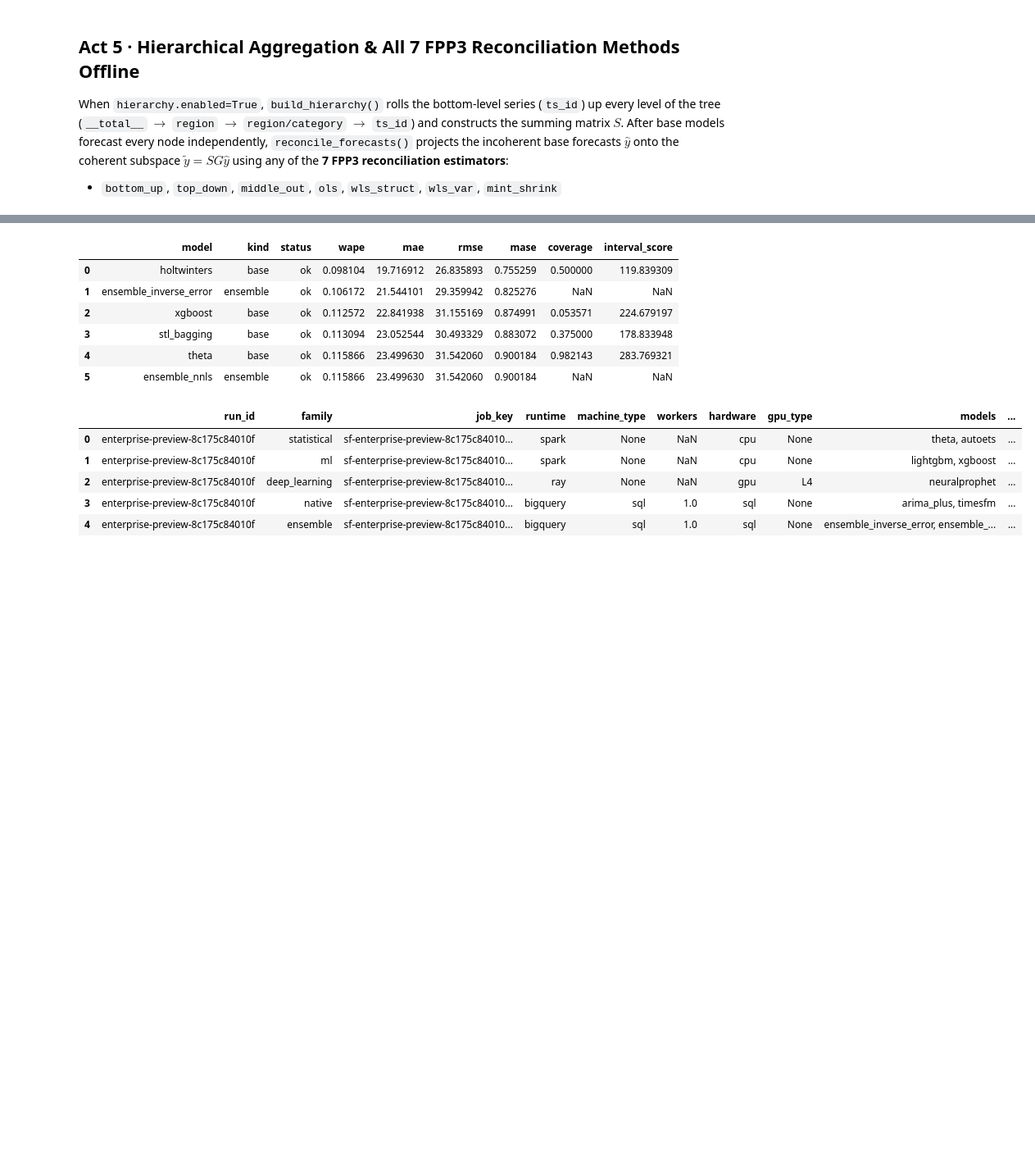
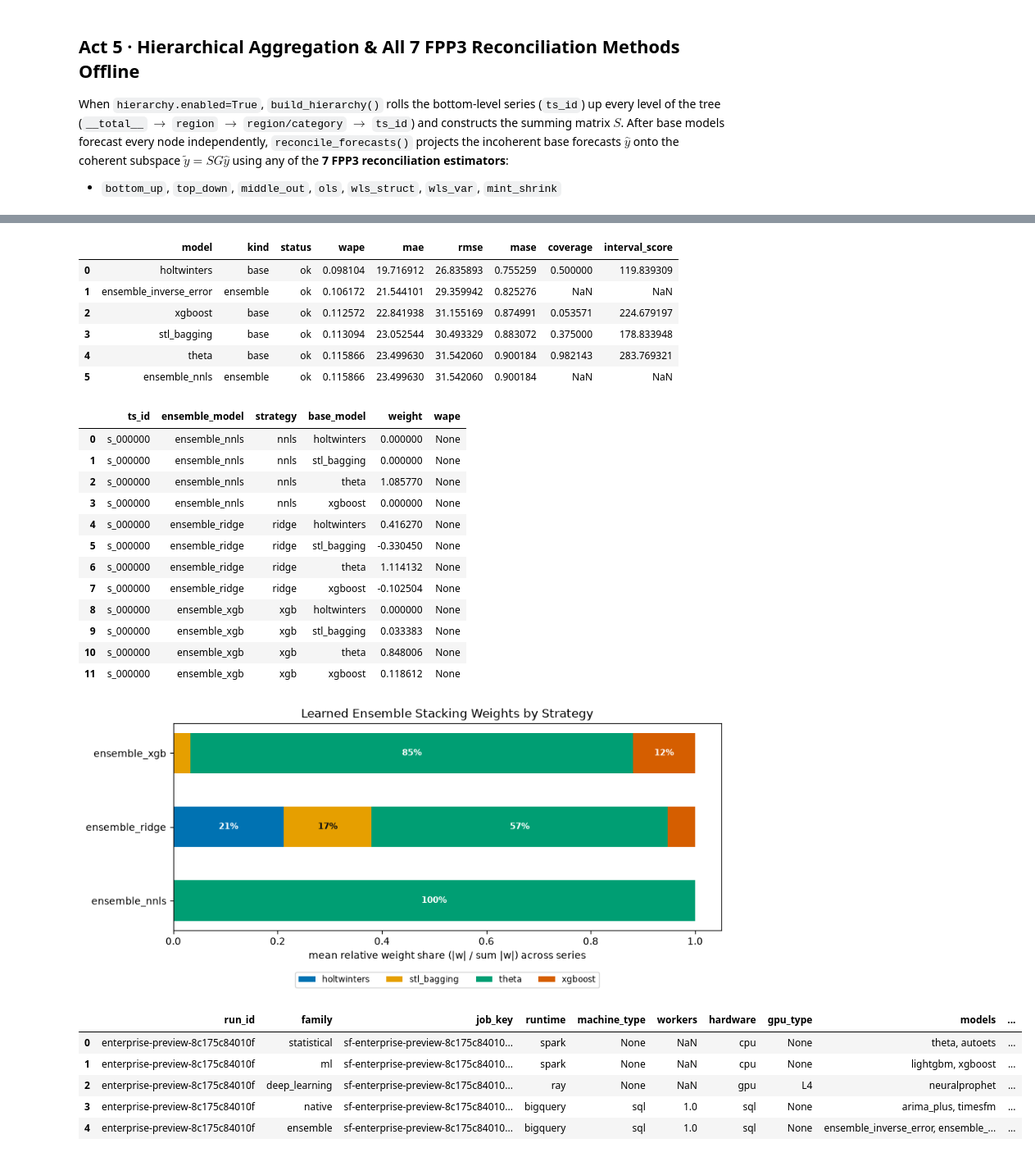
Before and after one commit to statmike/scale-forecasting, a Jupyter notebook: notebooks/00_model_playground.ipynb, the cells around one changed output, grey strips where cells are left out. Shown at 82% size. Drawn from its saved outputs; the diff is of its cells as text; code cells hidden in the pictures; blank space fills up the shorter version.

```diff
--- a/notebooks/00_model_playground.ipynb
+++ b/notebooks/00_model_playground.ipynb
@@ -389,38 +389,70 @@ Finally, we preview `Forecaster.explain(validate_data=False)` on a multi-family
 # %%
-from scale_forecasting import Forecaster
+from scale_forecasting import Forecaster, build_ensemble_weights_frame, plot_ensemble_weights
+from scale_forecasting.ensembler import fit_learned
 from scale_forecasting.playground import bakeoff
 
 bo = bakeoff(data=panel, ts_id="s_000000", models=["theta", "holtwinters", "stl_bagging", "xgboost"], horizon=28, n_folds=2)
 display(bo.leaderboard[["model", "kind", "status", "wape", "mae", "rmse", "mase", "coverage", "interval_score"]])
+
+# Fit learned stackers (nnls, ridge, xgb) on the bake-off base models to inspect and plot stacking weights
+stack_cfg = bo.config.model_copy(update={"ensemble": bo.config.ensemble.model_copy(update={"strategies": ["nnls", "ridge", "xgb"]})})
+oof_frames = []
+for m in ["theta", "holtwinters", "stl_bagging", "xgboost"]:
+    c = run_cell(bo.series, m, stack_cfg)
+    if c.oof is not None:
+        oof_frames.append(c.oof.rename(columns={"ds": "forecast_date"}).assign(ts_id="s_000000", model_type=m))
+learned_w, _, _ = fit_learned(pd.concat(oof_frames, ignore_index=True), stack_cfg)
+weight_rows = [
+    {"ts_id": "s_000000", "model_type": f"ensemble_{strat}", "is_ensemble": True, "best_params": wmap}
+    for strat, wmap in learned_w.items()
+]
+w_df = build_ensemble_weights_frame(weight_rows)
+display(w_df)
+plot_ensemble_weights(w_df)
+plt.show()
 
 # Preview Forecaster.explain() on a 4-family production RunConfig (no cloud needed with validate_data=False)
 preview_cfg = RunConfig.model_validate({
     "run_name": "enterprise-preview",
     "python_runtime": "spark",
     "data": {"source_table": "source_series_iceberg", "horizon": 28, "series_limit": 500},
     "models": ["theta", "autoets", "lightgbm", "xgboost", "neuralprophet", "arima_plus", "timesfm"],
     "compute": {
         "families": {
             "deep_learning": {"runtime": "ray", "hardware": "gpu", "gpu_type": "L4", "min_workers": 1, "max_workers": 2},
         },
     },
     "features": {"holidays": ["US"], "future_covariates": ["promo_flag"]},
     "backtest": {"enabled": True, "n_folds": 2, "horizon": 28, "step": 28},
     "ensemble": {"enabled": True, "strategies": ["inverse_error", "nnls", "ridge"]},
 })
 plan_df = Forecaster(preview_cfg).explain(validate_data=False)
 display(plan_df)
 # %% [output]
 |  | model | kind | status | wape | mae | rmse | mase | coverage | interval_score |
 | 0 | holtwinters | base | ok | 0.098104 | 19.716912 | 26.835893 | 0.755259 | 0.500000 | 119.839309 |
 | 1 | ensemble_inverse_error | ensemble | ok | 0.106172 | 21.544101 | 29.359942 | 0.825276 | NaN | NaN |
 | 2 | xgboost | base | ok | 0.112572 | 22.841938 | 31.155169 | 0.874991 | 0.053571 | 224.679197 |
 | 3 | stl_bagging | base | ok | 0.113094 | 23.052544 | 30.493329 | 0.883072 | 0.375000 | 178.833948 |
 | 4 | theta | base | ok | 0.115866 | 23.499630 | 31.542060 | 0.900184 | 0.982143 | 283.769321 |
 | 5 | ensemble_nnls | ensemble | ok | 0.115866 | 23.499630 | 31.542060 | 0.900184 | NaN | NaN |
-|  | run_id | family | job_key | runtime | machine_type | workers | hardware | gpu_type | models | ... |
-| 0 | enterprise-preview-8c175c84010f | statistical | sf-enterprise-preview-8c175c84010... | spark | None | NaN | cpu | None | theta, autoets | ... |
-| 1 | enterprise-preview-8c175c84010f | ml | sf-enterprise-preview-8c175c84010... | spark | None | NaN | cpu | None | lightgbm, xgboost | ... |
-| 2 | enterprise-preview-8c175c84010f | deep_learning | sf-enterprise-preview-8c175c84010... | ray | None | NaN | gpu | L4 | neuralprophet | ... |
-| 3 | enterprise-preview-8c175c84010f | native | sf-enterprise-preview-8c175c84010... | bigquery | sql | 1.0 | sql | None | arima_plus, timesfm | ... |
-| 4 | enterprise-preview-8c175c84010f | ensemble | sf-enterprise-preview-8c175c84010... | bigquery | sql | 1.0 | sql | None | ensemble_inverse_error, ensemble_... | ... |
+|  | ts_id | ensemble_model | strategy | base_model | weight | wape |
+| 0 | s_000000 | ensemble_nnls | nnls | holtwinters | 0.000000 | None |
+| 1 | s_000000 | ensemble_nnls | nnls | stl_bagging | 0.000000 | None |
+| 2 | s_000000 | ensemble_nnls | nnls | theta | 1.085770 | None |
+| 3 | s_000000 | ensemble_nnls | nnls | xgboost | 0.000000 | None |
+| 4 | s_000000 | ensemble_ridge | ridge | holtwinters | 0.416270 | None |
+| 5 | s_000000 | ensemble_ridge | ridge | stl_bagging | -0.330450 | None |
+| 6 | s_000000 | ensemble_ridge | ridge | theta | 1.114132 | None |
+| 7 | s_000000 | ensemble_ridge | ridge | xgboost | -0.102504 | None |
+| 8 | s_000000 | ensemble_xgb | xgb | holtwinters | 0.000000 | None |
+| 9 | s_000000 | ensemble_xgb | xgb | stl_bagging | 0.033383 | None |
+| 10 | s_000000 | ensemble_xgb | xgb | theta | 0.848006 | None |
+| 11 | s_000000 | ensemble_xgb | xgb | xgboost | 0.118612 | None |
+[figure, added]
+|  | run_id | family | job_key | runtime | machine_type | workers | hardware | gpu_type | models | ... |
+| 0 | enterprise-preview-8c175c84010f | statistical | sf-enterprise-preview-8c175c84010... | spark | None | NaN | cpu | None | theta, autoets | ... |
+| 1 | enterprise-preview-8c175c84010f | ml | sf-enterprise-preview-8c175c84010... | spark | None | NaN | cpu | None | lightgbm, xgboost | ... |
+| 2 | enterprise-preview-8c175c84010f | deep_learning | sf-enterprise-preview-8c175c84010... | ray | None | NaN | gpu | L4 | neuralprophet | ... |
+| 3 | enterprise-preview-8c175c84010f | native | sf-enterprise-preview-8c175c84010... | bigquery | sql | 1.0 | sql | None | arima_plus, timesfm | ... |
+| 4 | enterprise-preview-8c175c84010f | ensemble | sf-enterprise-preview-8c175c84010... | bigquery | sql | 1.0 | sql | None | ensemble_inverse_error, ensemble_... | ... |
```
Also changed, not shown: parts of 2 cells of this notebook, 10 other files.
